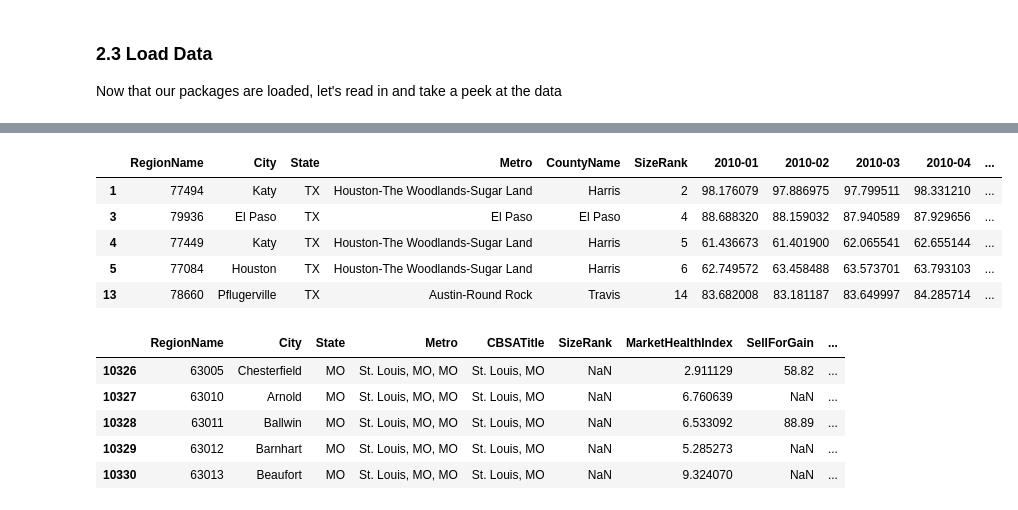
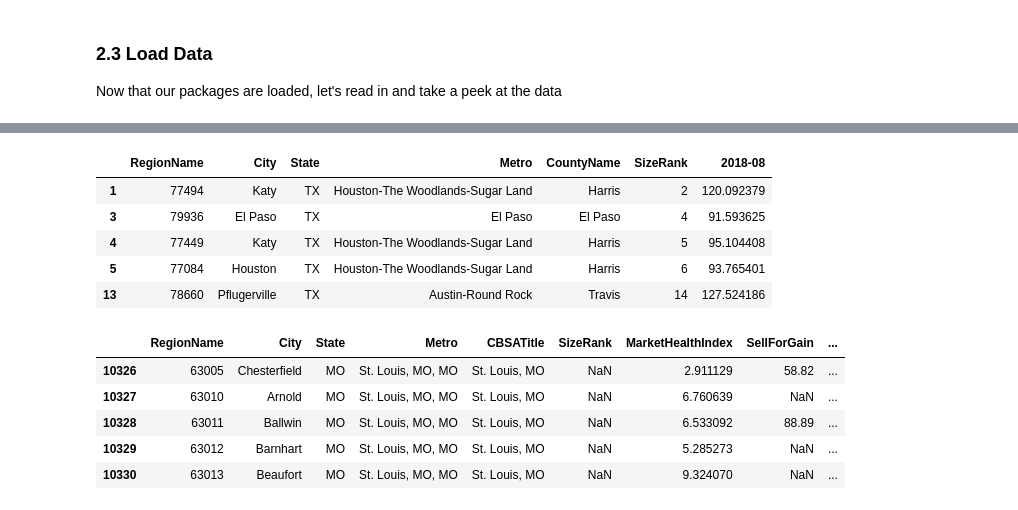
Before and after one commit to jmeisele/Kaggle, a Jupyter notebook: MarketingFinalRealEstate.ipynb, the cells around one changed output, grey strips where cells are left out. Cells and saved outputs as stored; diff of their text form; code cells hidden in the pictures.

```diff
--- a/MarketingFinalRealEstate.ipynb
+++ b/MarketingFinalRealEstate.ipynb
@@ -153,15 +154,16 @@ price.head()
 # %%
 # Median square Foot Price
 med_sqft = pd.read_csv("C:\\Users\\EISELJA\\Desktop\\Kaggle-master\\datasets\\Zip_MedianListingPricePerSqft_AllHomes.csv", encoding = "ISO-8859-1")
 med_sqft = med_sqft[(med_sqft['State'] == 'TX') | (med_sqft['State'] == 'MO')]
+med_sqft = med_sqft.loc[:,['RegionName','City','State','Metro','CountyName','SizeRank','2018-08']]
 med_sqft.head()
 # %% [output]
-|  | RegionName | City | State | Metro | CountyName | SizeRank | 2010-01 | 2010-02 | 2010-03 | 2010-04 | ... |
-| 1 | 77494 | Katy | TX | Houston-The Woodlands-Sugar Land | Harris | 2 | 98.176079 | 97.886975 | 97.799511 | 98.331210 | ... |
-| 3 | 79936 | El Paso | TX | El Paso | El Paso | 4 | 88.688320 | 88.159032 | 87.940589 | 87.929656 | ... |
-| 4 | 77449 | Katy | TX | Houston-The Woodlands-Sugar Land | Harris | 5 | 61.436673 | 61.401900 | 62.065541 | 62.655144 | ... |
-| 5 | 77084 | Houston | TX | Houston-The Woodlands-Sugar Land | Harris | 6 | 62.749572 | 63.458488 | 63.573701 | 63.793103 | ... |
-| 13 | 78660 | Pflugerville | TX | Austin-Round Rock | Travis | 14 | 83.682008 | 83.181187 | 83.649997 | 84.285714 | ... |
+|  | RegionName | City | State | Metro | CountyName | SizeRank | 2018-08 |
+| 1 | 77494 | Katy | TX | Houston-The Woodlands-Sugar Land | Harris | 2 | 120.092379 |
+| 3 | 79936 | El Paso | TX | El Paso | El Paso | 4 | 91.593625 |
+| 4 | 77449 | Katy | TX | Houston-The Woodlands-Sugar Land | Harris | 5 | 95.104408 |
+| 5 | 77084 | Houston | TX | Houston-The Woodlands-Sugar Land | Harris | 6 | 93.765401 |
+| 13 | 78660 | Pflugerville | TX | Austin-Round Rock | Travis | 14 | 127.524186 |
 # %%
 # Market Health index and Days on Market
 mkt_health_index = pd.read_csv("C:\\Users\\EISELJA\\Desktop\\Kaggle-master\\datasets\\MarketHealthIndex_Zip.csv")
```
Also changed, not shown: parts of 5 cells of this notebook.
